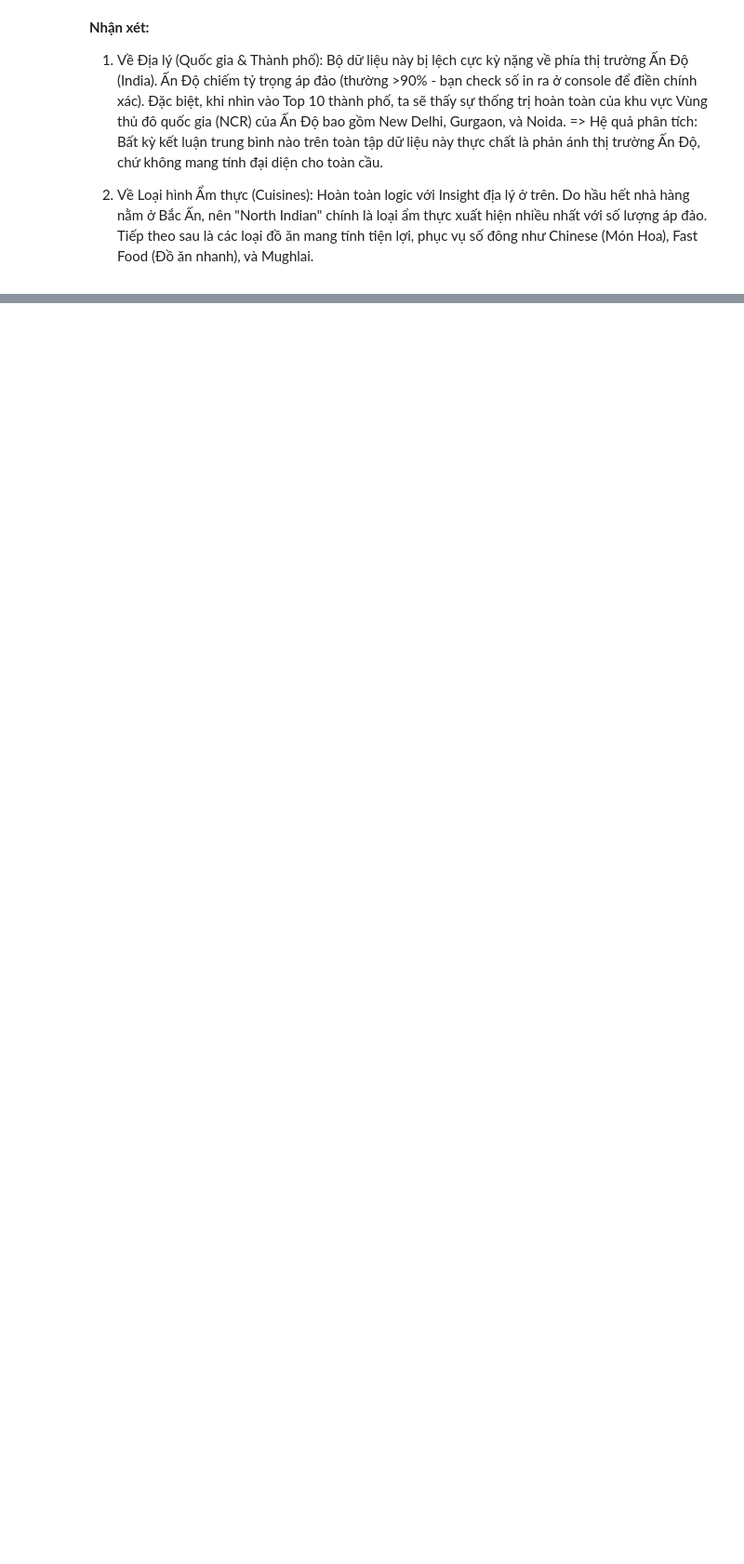
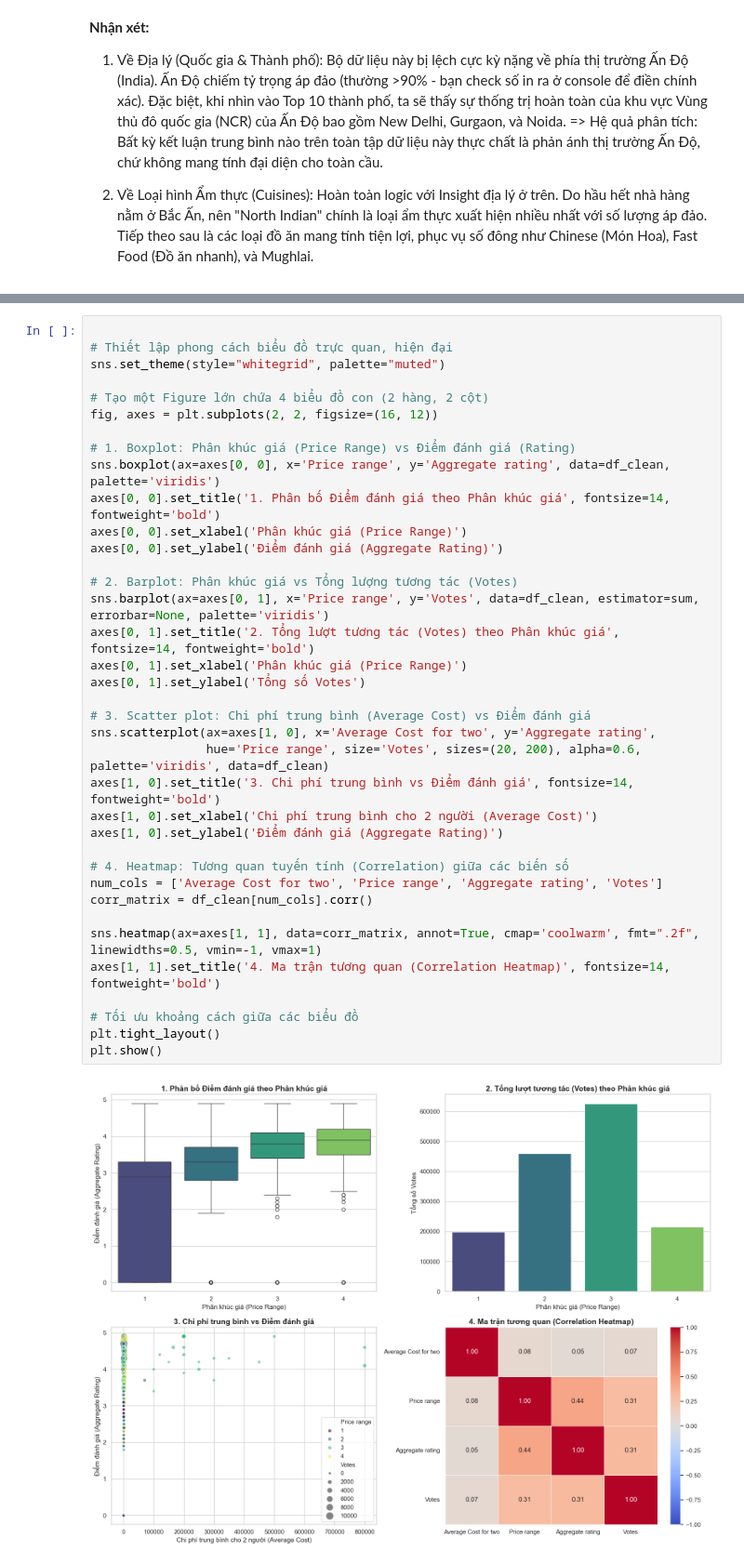
Before and after one commit to rahien123/Restaraunt-Rating-Prediction-, a Jupyter notebook: notebooks/EDA_Insights.ipynb, the cells around one changed output, grey strips where cells are left out. Shown at 93% size. Drawn from its saved outputs; the diff is of its cells as text; blank space fills up the shorter version.

```diff
--- a/notebooks/EDA_Insights.ipynb
+++ b/notebooks/EDA_Insights.ipynb
@@ -410,0 +409,39 @@ plt.show()
+# %%
+
+# Thiết lập phong cách biểu đồ trực quan, hiện đại
+sns.set_theme(style="whitegrid", palette="muted")
+
+# Tạo một Figure lớn chứa 4 biểu đồ con (2 hàng, 2 cột)
+fig, axes = plt.subplots(2, 2, figsize=(16, 12))
+
+# 1. Boxplot: Phân khúc giá (Price Range) vs Điểm đánh giá (Rating)
+sns.boxplot(ax=axes[0, 0], x='Price range', y='Aggregate rating', data=df_clean, palette='viridis')
+axes[0, 0].set_title('1. Phân bố Điểm đánh giá theo Phân khúc giá', fontsize=14, fontweight='bold')
+axes[0, 0].set_xlabel('Phân khúc giá (Price Range)')
+axes[0, 0].set_ylabel('Điểm đánh giá (Aggregate Rating)')
+
+# 2. Barplot: Phân khúc giá vs Tổng lượng tương tác (Votes)
+sns.barplot(ax=axes[0, 1], x='Price range', y='Votes', data=df_clean, estimator=sum, errorbar=None, palette='viridis')
+axes[0, 1].set_title('2. Tổng lượt tương tác (Votes) theo Phân khúc giá', fontsize=14, fontweight='bold')
+axes[0, 1].set_xlabel('Phân khúc giá (Price Range)')
+axes[0, 1].set_ylabel('Tổng số Votes')
+
+# 3. Scatter plot: Chi phí trung bình (Average Cost) vs Điểm đánh giá
+sns.scatterplot(ax=axes[1, 0], x='Average Cost for two', y='Aggregate rating',
+                hue='Price range', size='Votes', sizes=(20, 200), alpha=0.6, palette='viridis', data=df_clean)
+axes[1, 0].set_title('3. Chi phí trung bình vs Điểm đánh giá', fontsize=14, fontweight='bold')
+axes[1, 0].set_xlabel('Chi phí trung bình cho 2 người (Average Cost)')
+axes[1, 0].set_ylabel('Điểm đánh giá (Aggregate Rating)')
+
+# 4. Heatmap: Tương quan tuyến tính (Correlation) giữa các biến số
+num_cols = ['Average Cost for two', 'Price range', 'Aggregate rating', 'Votes']
+corr_matrix = df_clean[num_cols].corr()
+
+sns.heatmap(ax=axes[1, 1], data=corr_matrix, annot=True, cmap='coolwarm', fmt=".2f", linewidths=0.5, vmin=-1, vmax=1)
+axes[1, 1].set_title('4. Ma trận tương quan (Correlation Heatmap)', fontsize=14, fontweight='bold')
+
+# Tối ưu khoảng cách giữa các biểu đồ
+plt.tight_layout()
+plt.show()
+# %% [output]
+[figure, added]
```
Also changed, not shown: parts of 19 cells of this notebook.
